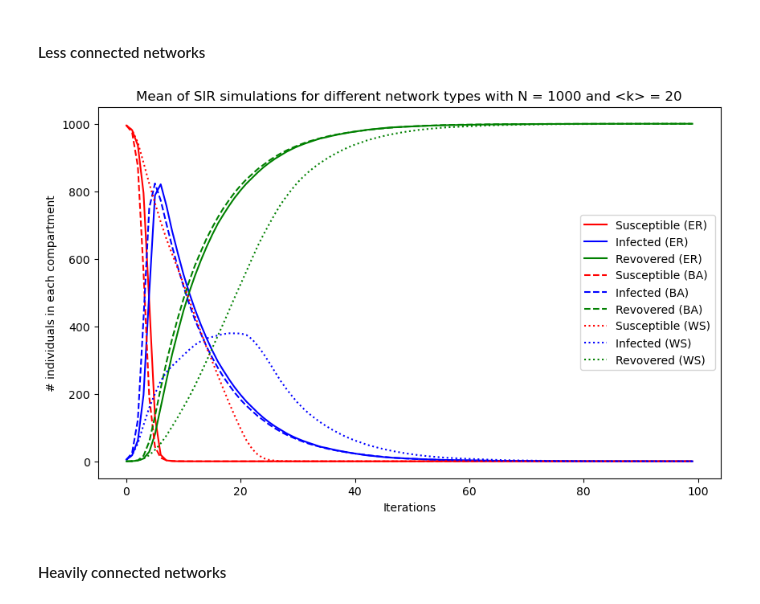
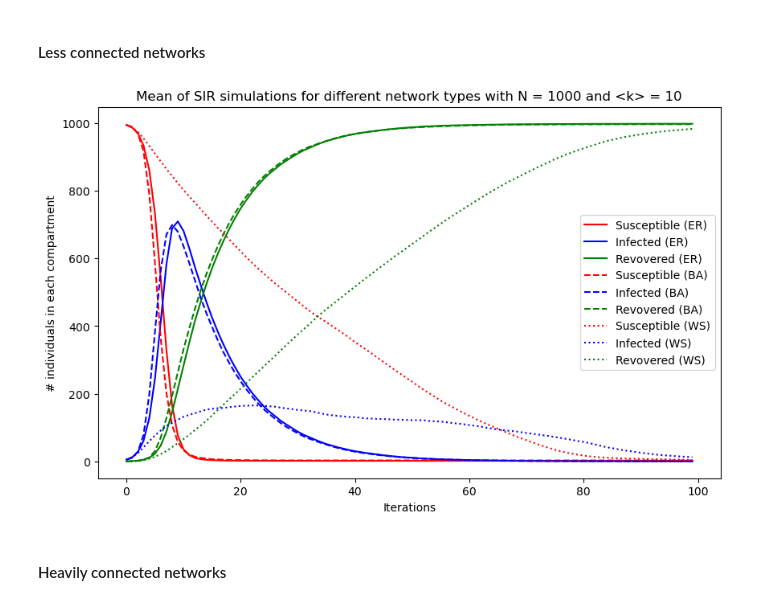
Before and after one commit to kshnva/Intro-CLS-Assignment-2, a Jupyter notebook: new_spatial.ipynb, the cells around one changed output. Cells and saved outputs as stored; diff of their text form; code cells hidden in the pictures.

```diff
--- a/new_spatial.ipynb
+++ b/new_spatial.ipynb
@@ -227,13 +227,13 @@ seed = 10
 num_nodes = 1000
 
 # Erdos-Renyi
-er_network_1 = create_network('Erdos-Renyi', num_nodes, seed = seed, p = 0.02)
+er_network_1 = create_network('Erdos-Renyi', num_nodes, seed = seed, p = 0.01)
 
 # Barabasi-Albert
-ba_network_1 = create_network('Barabasi-Albert', num_nodes, seed = seed, m = 10)
+ba_network_1 = create_network('Barabasi-Albert', num_nodes, seed = seed, m = 5)
 
 # Watts-Strogatz
-ws_network_1 = create_network('Watts-Strogatz', num_nodes, seed = seed, k = 20, p = 0.001)
+ws_network_1 = create_network('Watts-Strogatz', num_nodes, seed = seed, k = 10, p = 0.001)
 
 # Print basic statistics
 print('Erdos-Renyi')
@@ -408,7 +408,7 @@ def plot_multiple_trends(trends):
         plt.plot(iterations, data[1], color='red', alpha=0.01)
         plt.plot(iterations, data[2], color='green', alpha=0.01)
 # %%
-def plot_mean_trends(trends, linestyle, labels):
+def plot_mean_trends(trends, linestyle, labels, plot = plt):
     # Get the number of simulations and iterations
     num_simulations = len(trends)
     num_iterations = len(trends[0]['trends']['node_count'][0])
@@ -434,9 +434,11 @@ def plot_mean_trends(trends, linestyle, labels):
     iterations = np.arange(num_iterations)
 
     # Plot the mean trends
-    plt.plot(iterations, mean_susceptible, color = 'red', linestyle=linestyle, label = labels[0])
-    plt.plot(iterations, mean_infected, color = 'blue', linestyle=linestyle, label = labels[1])
-    plt.plot(iterations, mean_recovered, color = 'green', linestyle=linestyle, label = labels[2])
+    plot.plot(iterations, mean_susceptible, color = 'red', linestyle=linestyle, label = labels[0])
+    plot.plot(iterations, mean_infected, color = 'blue', linestyle=linestyle, label = labels[1])
+    plot.plot(iterations, mean_recovered, color = 'green', linestyle=linestyle, label = labels[2])
+
+    plot.legend()
 # %% [markdown]
 #### Less connected networks
 # %%
@@ -453,20 +455,19 @@ ws_trends_1 = run_sir_simulations(ws_network_1, beta, gamma, initial_infected_no
 # %%
 # Initialize plot
 plt.figure(figsize=(10, 6))
 
 plot_mean_trends(er_trends_1, '-', ['Susceptible (ER)', 'Infected (ER)', 'Revovered (ER)'])
 plot_mean_trends(ba_trends_1, '--', ['Susceptible (BA)', 'Infected (BA)', 'Revovered (BA)'])
 plot_mean_trends(ws_trends_1, ':', ['Susceptible (WS)', 'Infected (WS)', 'Revovered (WS)'])
 
 
 # Add labels and legend and show the plot
 plt.xlabel('Iterations')
 plt.ylabel('# individuals in each compartment')
-plt.legend()
-plt.title('Mean of SIR simulations for different network types with N = 1000 and <k> = 20')
+plt.title('Mean of SIR simulations for different network types with N = 1000 and <k> = 10')
 plt.show()
 # %% [output]
-[figure, old version]
+[figure, new version]
 # %% [markdown]
 #### Heavily connected networks
 # %%
```
Also changed, not shown: parts of 4 cells of this notebook.
